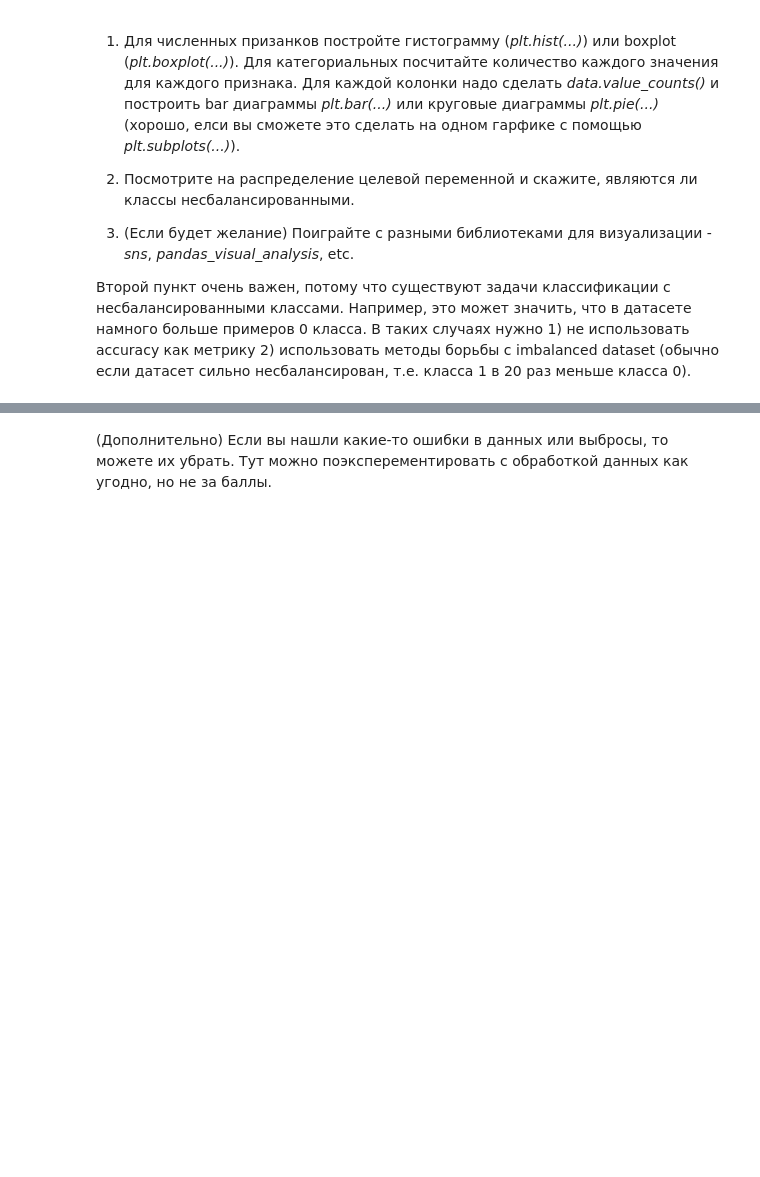
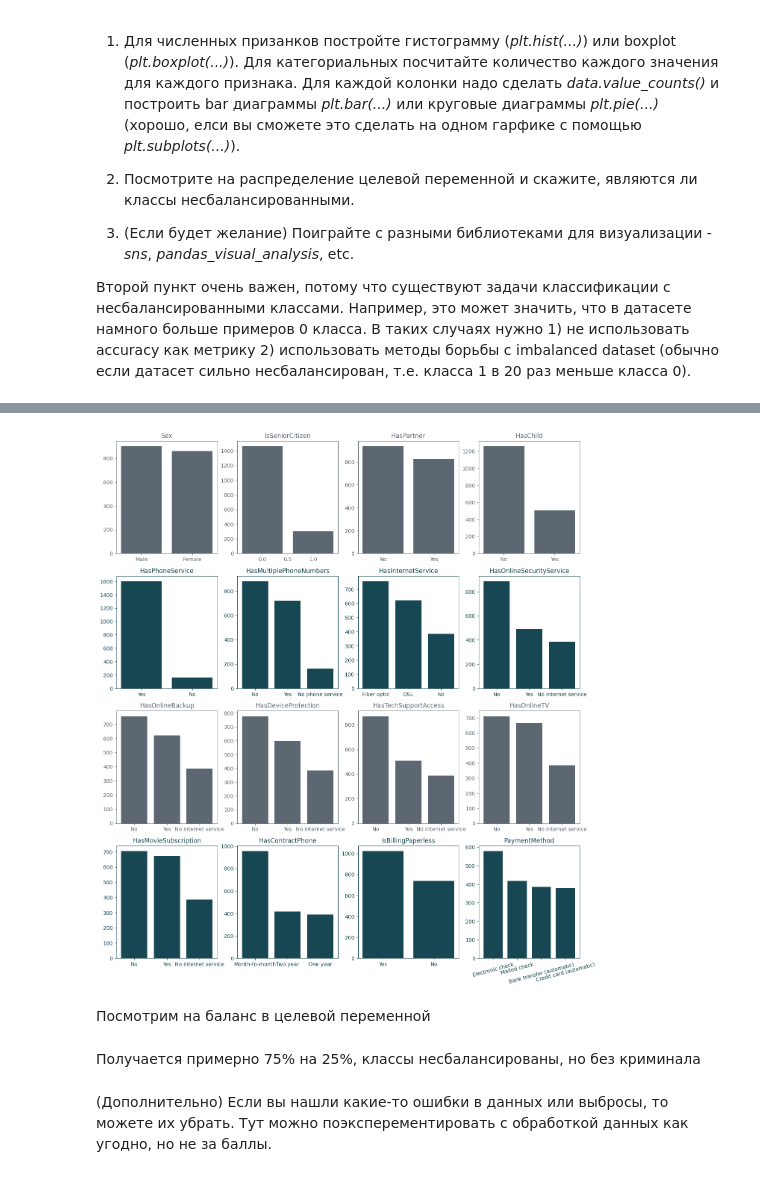
Before and after one commit to Figishe/DeepLearningSchool_part_1_ml_cv, a Jupyter notebook: week_03_composition_model_selection/Homework/hw_3_kaggle.ipynb, the cells around one changed output, grey strips where cells are left out. Drawn from its saved outputs; the diff is of its cells as text; code cells hidden in the pictures; blank space fills up the shorter version.

```diff
--- a/week_03_composition_model_selection/Homework/hw_3_kaggle.ipynb
+++ b/week_03_composition_model_selection/Homework/hw_3_kaggle.ipynb
@@ -192,0 +224,22 @@ if nans_after_cast > 0:
+# %%
+# Значения категориальных признаков
+
+fig, axes = plt.subplots(nrows=4, ncols=4, figsize=(16, 18))
+colors = ['#5c6771', '#174752']
+
+
+for i, (ax, col) in enumerate(zip(axes.flatten(), cat_cols)):
+    counts = data[col].value_counts()
+    color = colors[i // 4 % len(colors)] # separate rows by colors
+    ax.bar(counts.index, counts.values, color=color)
+    ax.set_title(col, color=color)
+    ax.tick_params(axis='x', colors=color)
+    ax.tick_params(axis='y', colors=color)
+    for spine in ax.spines.values():
+        spine.set_edgecolor(color)
+    if len(counts) > 3:
+        ax.tick_params(axis='x', rotation=15)
+# %% [output]
+[figure, added]
+# %% [markdown]
+Посмотрим на баланс в целевой переменной
@@ -193,2 +254,4 @@ if nans_after_cast > 0:
+# %% [markdown]
+Получается примерно 75% на 25%, классы несбалансированы, но без криминала
 # %% [markdown]
 (Дополнительно) Если вы нашли какие-то ошибки в данных или выбросы, то можете их убрать. Тут можно поэксперементировать с обработкой данных как угодно, но не за баллы.
```
Also changed, not shown: parts of 45 cells of this notebook.
